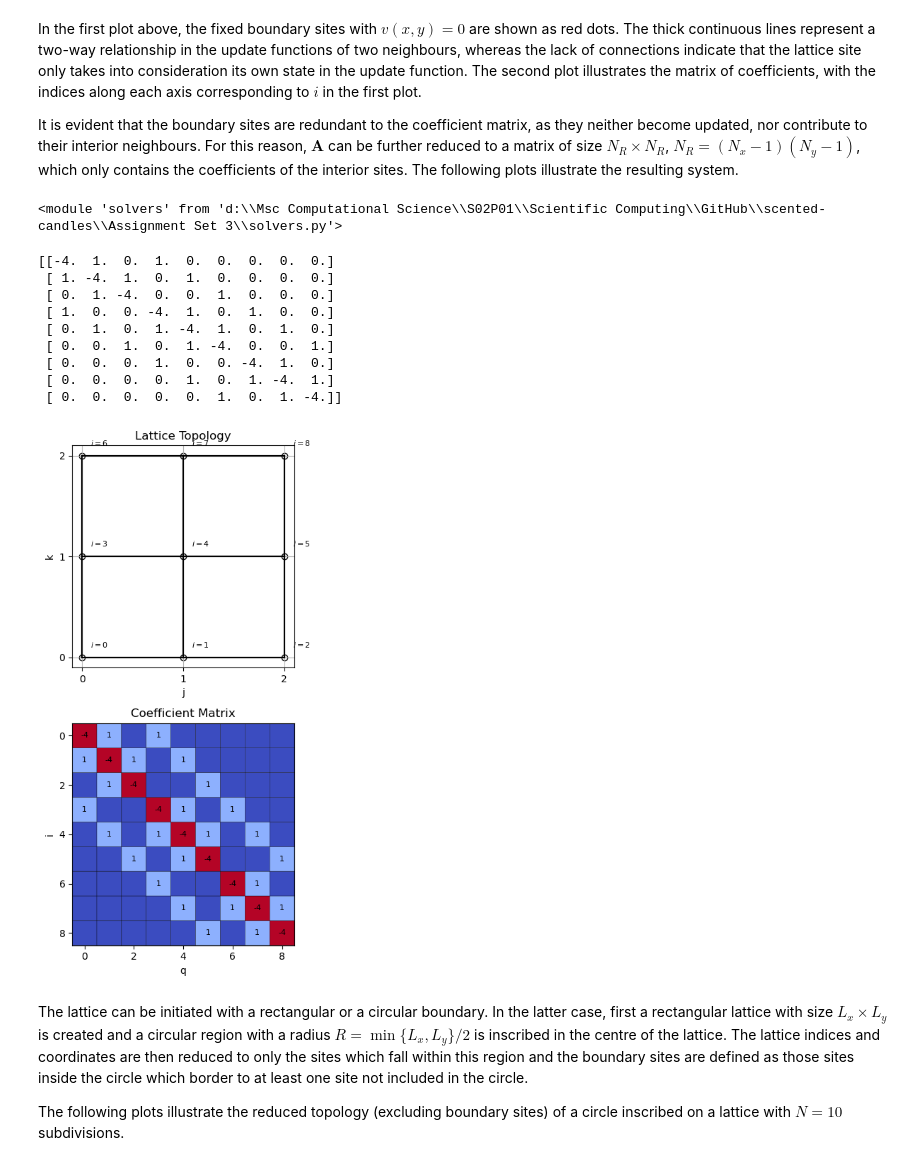
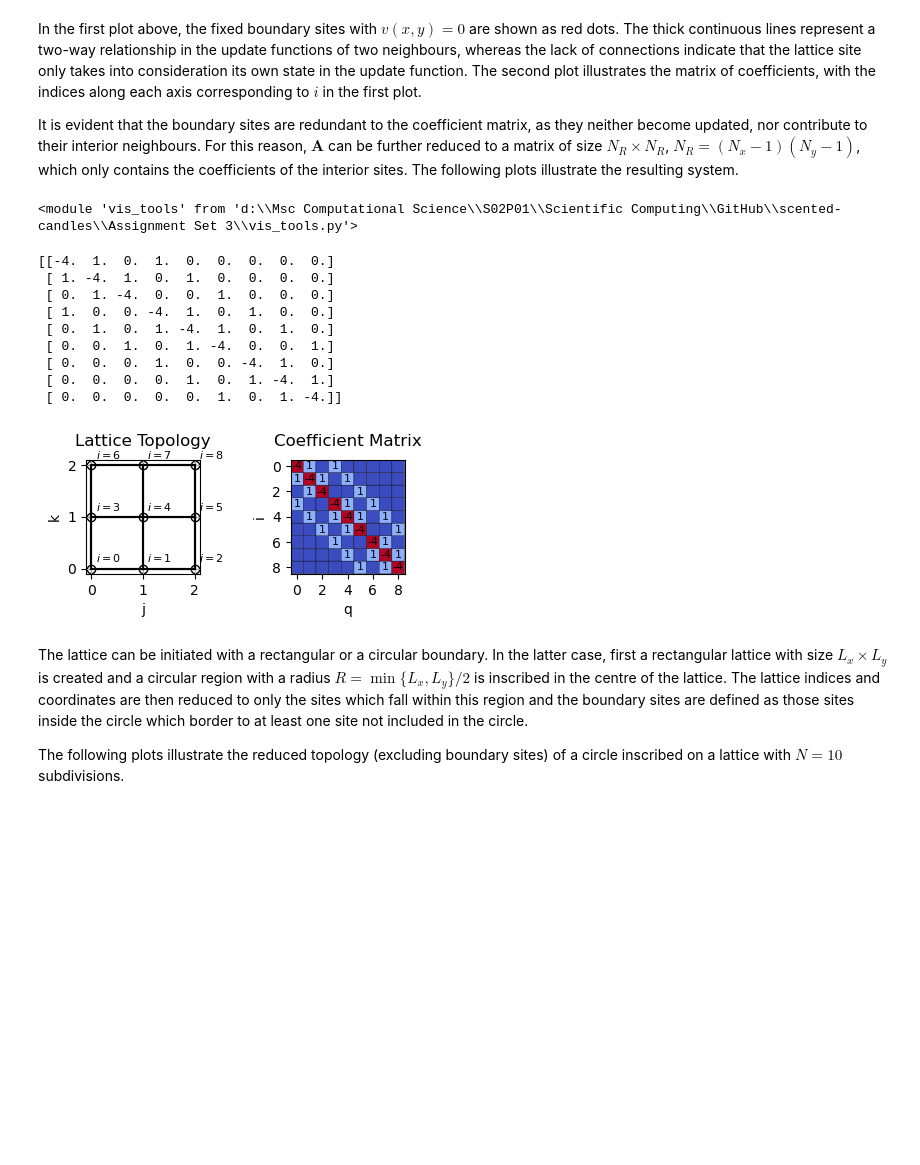
Before and after one commit to mboyan/scented-candles, a Jupyter notebook: Assignment Set 3/AssignmentSet3.ipynb, the cells around one changed output. Drawn from its saved outputs; the diff is of its cells as text; code cells hidden in the pictures; blank space fills up the shorter version.

Commit message:
Some figures shrunk

```diff
--- a/Assignment Set 3/AssignmentSet3.ipynb
+++ b/Assignment Set 3/AssignmentSet3.ipynb
@@ -129,32 +129,32 @@ In the first plot above, the fixed boundary sites with $v(x,y)=0$ are shown as r
 
 It is evident that the boundary sites are redundant to the coefficient matrix, as they neither become updated, nor contribute to their interior neighbours. For this reason, $\bm{A}$ can be further reduced to a matrix of size $N_R \times N_R$, $N_R = (N_x - 1)(N_y - 1)$, which only contains the coefficients of the interior sites. The following plots illustrate the resulting system.
 # %%
-reload(sv)
+reload(vis)
 # %% [output]
-<module 'solvers' from 'd:\\Msc Computational Science\\S02P01\\Scientific Computing\\GitHub\\scented-candles\\Assignment Set 3\\solvers.py'>
+<module 'vis_tools' from 'd:\\Msc Computational Science\\S02P01\\Scientific Computing\\GitHub\\scented-candles\\Assignment Set 3\\vis_tools.py'>
 # %%
 size_x = 5
 size_y = 5
 
 coeffs_matrix, lattice_coords, _ = sv.construct_coeff_matrix_alt(size_x, size_y)
 
 print(coeffs_matrix)
 
 # vis.plot_lattice_topology(size_x, size_y)
 # vis.plot_lattice_topo_from_coeff(coeffs_matrix, lattice_coords)
 # vis.plot_coeff_matrix(coeffs_matrix)
-vis.plot_lattice_2D(coeffs_matrix, lattice_coords)
+vis.plot_lattice_2D(coeffs_matrix, lattice_coords, horizontal=True)
 # %% [output]
 [[-4.  1.  0.  1.  0.  0.  0.  0.  0.]
  [ 1. -4.  1.  0.  1.  0.  0.  0.  0.]
  [ 0.  1. -4.  0.  0.  1.  0.  0.  0.]
  [ 1.  0.  0. -4.  1.  0.  1.  0.  0.]
  [ 0.  1.  0.  1. -4.  1.  0.  1.  0.]
  [ 0.  0.  1.  0.  1. -4.  0.  0.  1.]
  [ 0.  0.  0.  1.  0.  0. -4.  1.  0.]
  [ 0.  0.  0.  0.  1.  0.  1. -4.  1.]
  [ 0.  0.  0.  0.  0.  1.  0.  1. -4.]]
-[figure, old version]
+[figure, new version]
 # %% [markdown]
 The lattice can be initiated with a rectangular or a circular boundary. In the latter case, first a rectangular lattice with size $L_x\times L_y$ is created and a circular region with a radius $R=\min{\{L_x, L_y\}}/2$ is inscribed in the centre of the lattice. The lattice indices and coordinates are then reduced to only the sites which fall within this region and the boundary sites are defined as those sites inside the circle which border to at least one site not included in the circle.
 
```
Also changed, not shown: parts of 10 cells of this notebook, 2 other files.
